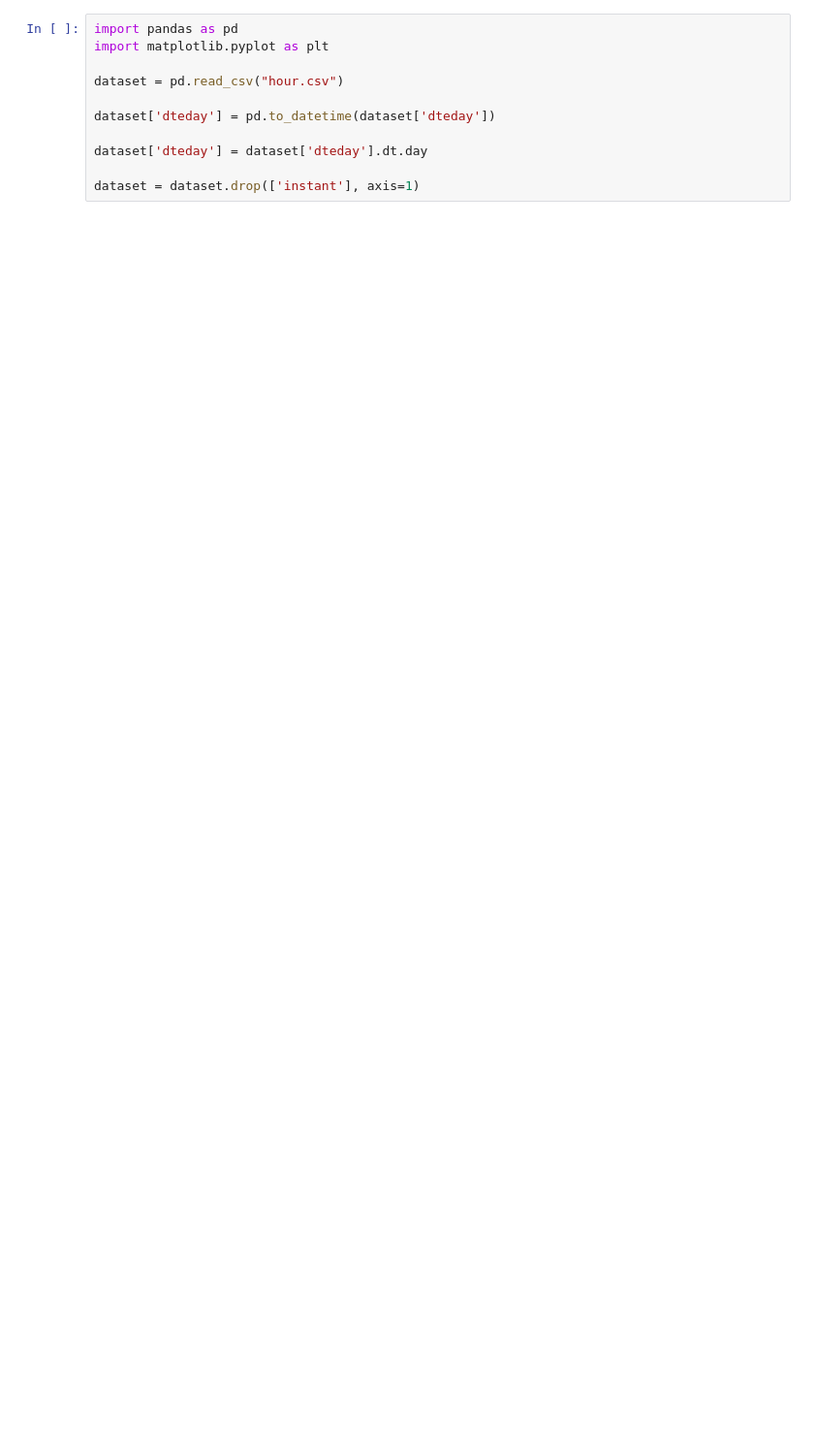
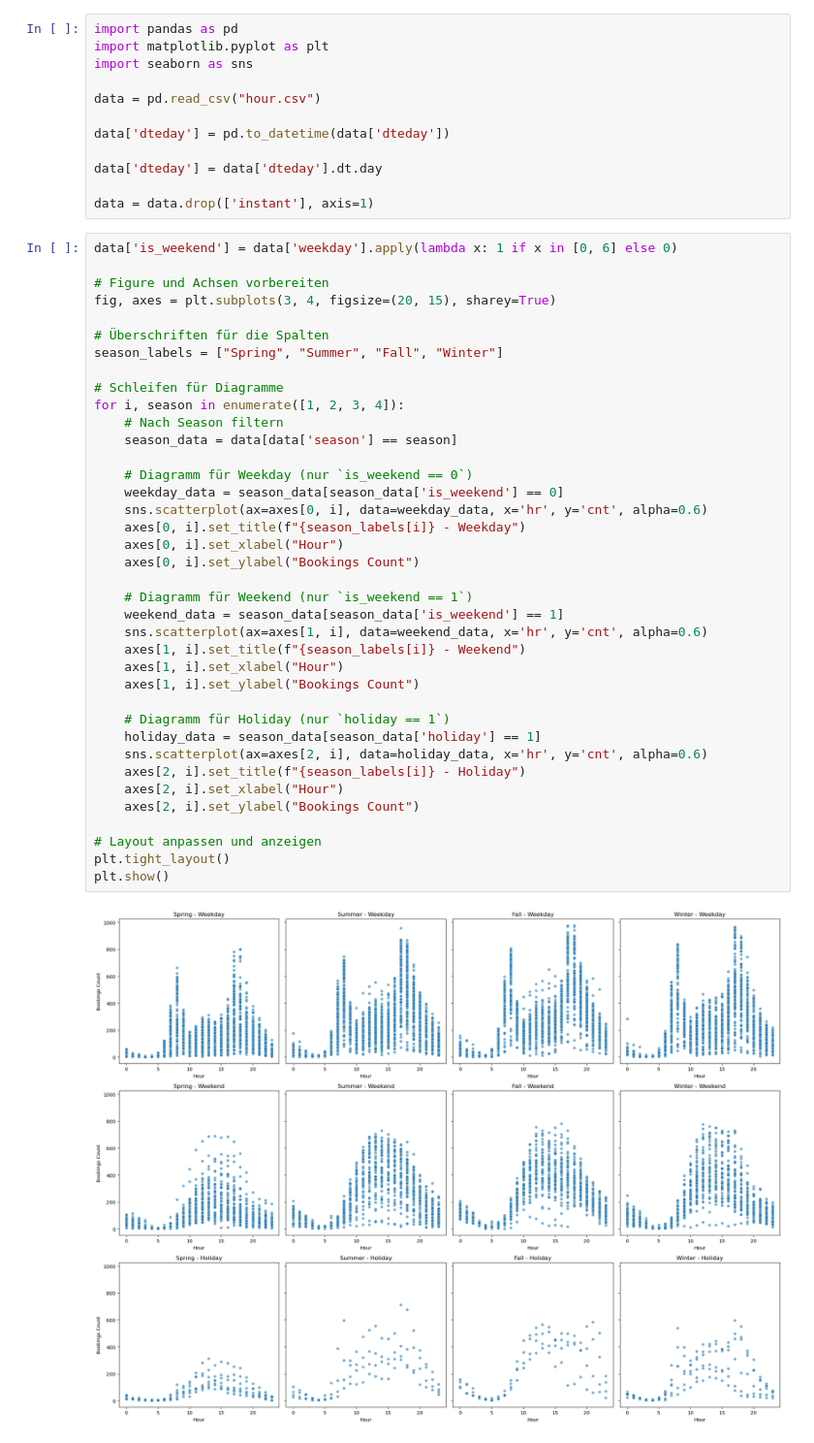
Before and after one commit to lfpmeloni/machine-learning-2024, a Jupyter notebook: week-4/day-17/projekt.ipynb, the cells around one changed output. Shown at 97% size. Cells and saved outputs as stored; diff of their text form; blank space fills up the shorter version.

```diff
--- a/week-4/day-17/projekt.ipynb
+++ b/week-4/day-17/projekt.ipynb
@@ -1,11 +1,52 @@
 # %%
 import pandas as pd
 import matplotlib.pyplot as plt
+import seaborn as sns
 
-dataset = pd.read_csv("hour.csv")
+data = pd.read_csv("hour.csv")
 
-dataset['dteday'] = pd.to_datetime(dataset['dteday'])
+data['dteday'] = pd.to_datetime(data['dteday'])
 
-dataset['dteday'] = dataset['dteday'].dt.day
+data['dteday'] = data['dteday'].dt.day
 
-dataset = dataset.drop(['instant'], axis=1)
+data = data.drop(['instant'], axis=1)
+# %%
+data['is_weekend'] = data['weekday'].apply(lambda x: 1 if x in [0, 6] else 0)
+
+# Figure und Achsen vorbereiten
+fig, axes = plt.subplots(3, 4, figsize=(20, 15), sharey=True)
+
+# Überschriften für die Spalten
+season_labels = ["Spring", "Summer", "Fall", "Winter"]
+
+# Schleifen für Diagramme
+for i, season in enumerate([1, 2, 3, 4]):
+    # Nach Season filtern
+    season_data = data[data['season'] == season]
+
+    # Diagramm für Weekday (nur `is_weekend == 0`)
+    weekday_data = season_data[season_data['is_weekend'] == 0]
+    sns.scatterplot(ax=axes[0, i], data=weekday_data, x='hr', y='cnt', alpha=0.6)
+    axes[0, i].set_title(f"{season_labels[i]} - Weekday")
+    axes[0, i].set_xlabel("Hour")
+    axes[0, i].set_ylabel("Bookings Count")
+
+    # Diagramm für Weekend (nur `is_weekend == 1`)
+    weekend_data = season_data[season_data['is_weekend'] == 1]
+    sns.scatterplot(ax=axes[1, i], data=weekend_data, x='hr', y='cnt', alpha=0.6)
+    axes[1, i].set_title(f"{season_labels[i]} - Weekend")
+    axes[1, i].set_xlabel("Hour")
+    axes[1, i].set_ylabel("Bookings Count")
+
+    # Diagramm für Holiday (nur `holiday == 1`)
+    holiday_data = season_data[season_data['holiday'] == 1]
+    sns.scatterplot(ax=axes[2, i], data=holiday_data, x='hr', y='cnt', alpha=0.6)
+    axes[2, i].set_title(f"{season_labels[i]} - Holiday")
+    axes[2, i].set_xlabel("Hour")
+    axes[2, i].set_ylabel("Bookings Count")
+
+# Layout anpassen und anzeigen
+plt.tight_layout()
+plt.show()
+# %% [output]
+[figure, added]
```
Also changed, not shown: parts of 13 cells of this notebook, 1 other file.
